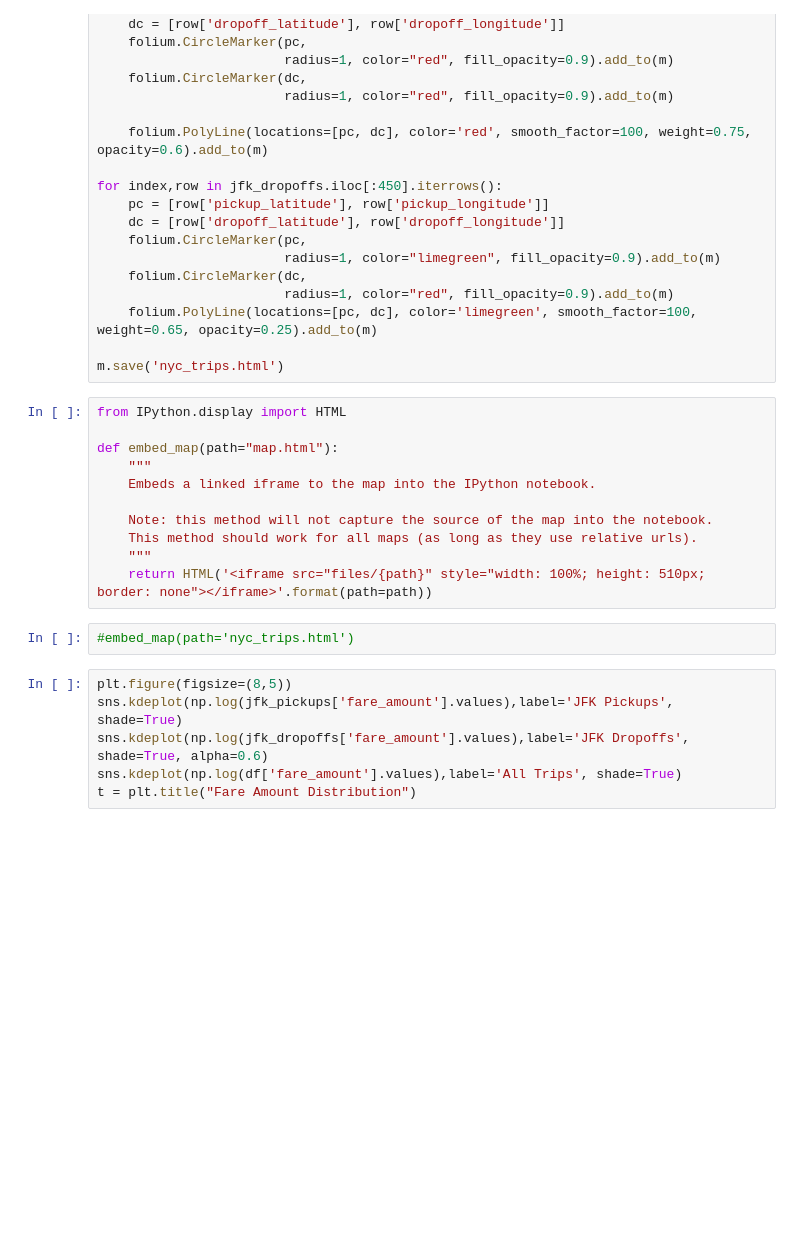
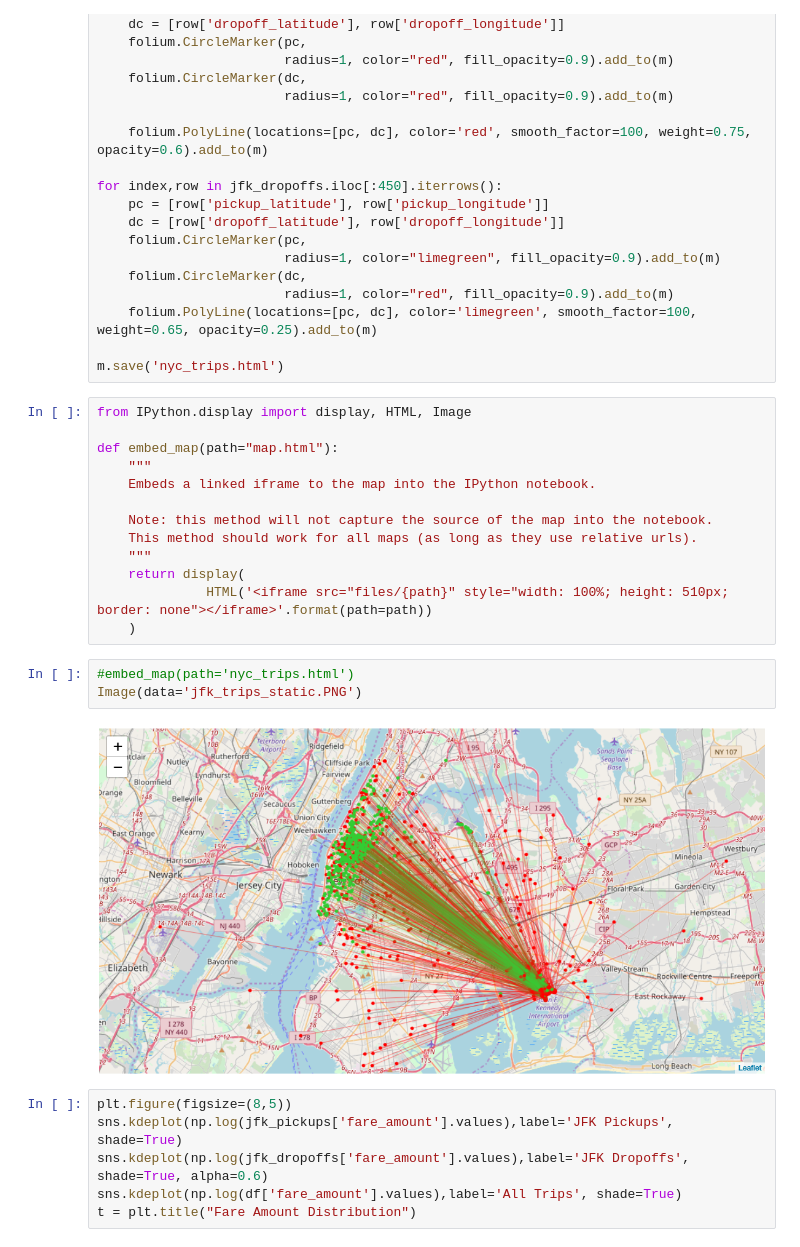
Before and after one commit to dipanjanS/feature_engineering_session_dhs18, a Jupyter notebook: nyc_fare_prediction/Case Study 1 - NYC Taxi Fare Prediction.ipynb, the cells around one changed output. Saved outputs shown, nothing was run; the diff lists cells and outputs as text; blank space fills up the shorter version.

```diff
--- a/nyc_fare_prediction/Case Study 1 - NYC Taxi Fare Prediction.ipynb
+++ b/nyc_fare_prediction/Case Study 1 - NYC Taxi Fare Prediction.ipynb
@@ -516,7 +516,7 @@ for index,row in jfk_dropoffs.iloc[:450].iterrows():
 
 m.save('nyc_trips.html')
 # %%
-from IPython.display import HTML
+from IPython.display import display, HTML, Image
 
 def embed_map(path="map.html"):
     """
@@ -525,9 +525,14 @@ def embed_map(path="map.html"):
     Note: this method will not capture the source of the map into the notebook.
     This method should work for all maps (as long as they use relative urls).
     """
-    return HTML('<iframe src="files/{path}" style="width: 100%; height: 510px; border: none"></iframe>'.format(path=path))
+    return display(
+              HTML('<iframe src="files/{path}" style="width: 100%; height: 510px; border: none"></iframe>'.format(path=path))
+    )
 # %%
 #embed_map(path='nyc_trips.html')
+Image(data='jfk_trips_static.PNG')
+# %% [output]
+[figure, added]
 # %%
 plt.figure(figsize=(8,5))
 sns.kdeplot(np.log(jfk_pickups['fare_amount'].values),label='JFK Pickups', shade=True)
```
Also changed, not shown: 1 other file.
